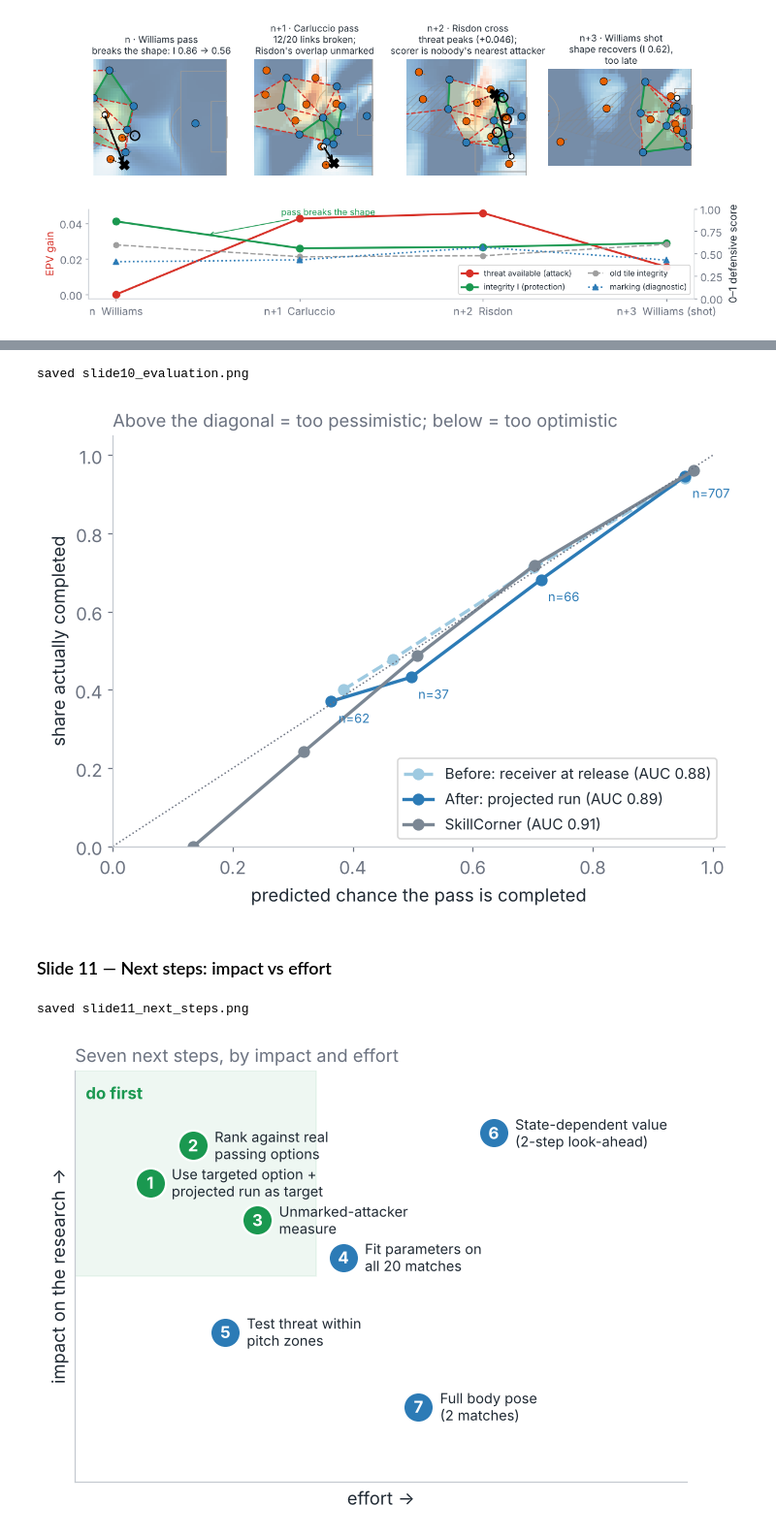
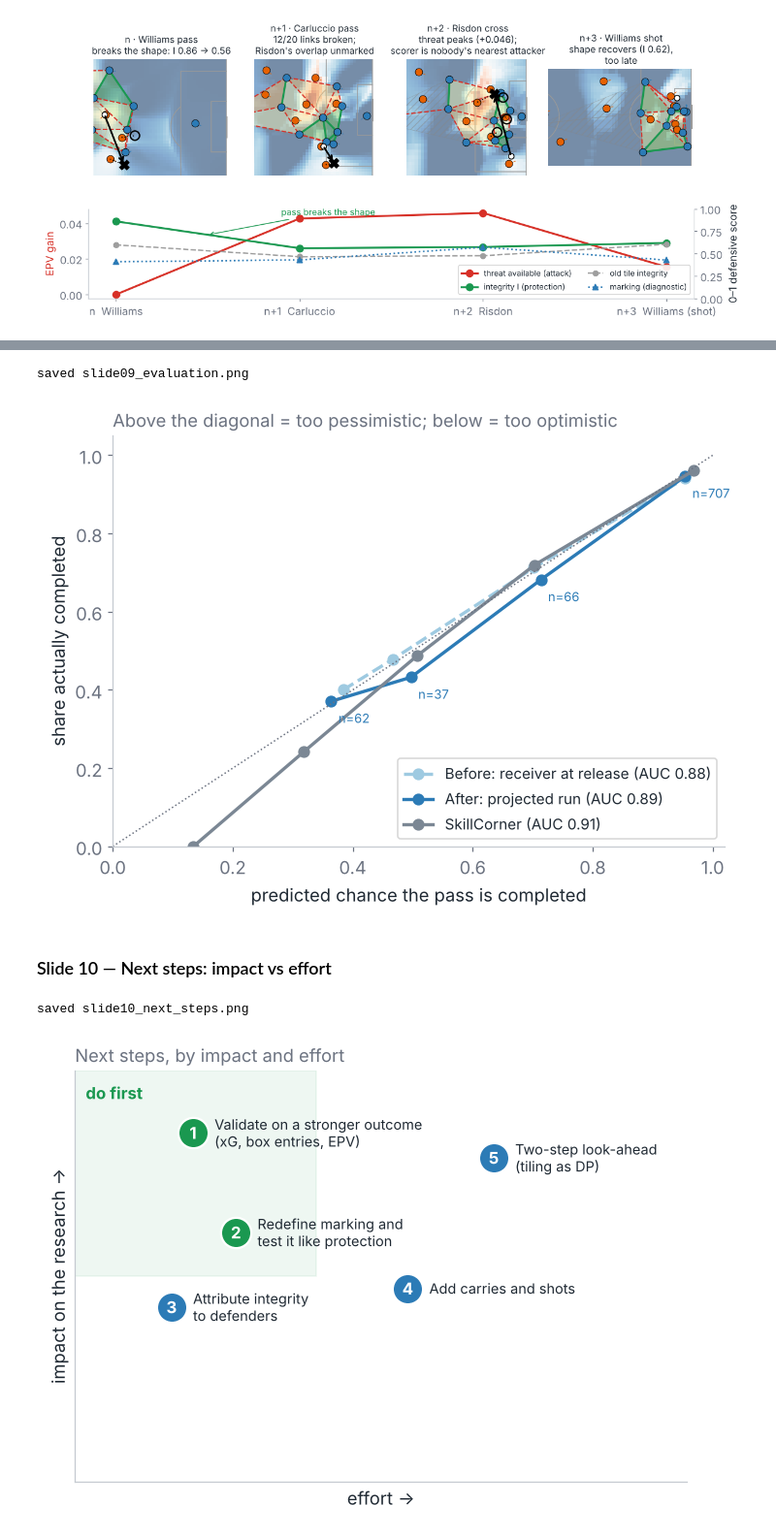
Before and after one commit to SkillCorner/opendata, a Jupyter notebook: notebooks/defensive_shape_integrity.ipynb, the cells around one changed output, grey strips where cells are left out. Shown at 97% size. Cells and saved outputs as stored; diff of their text form; code cells hidden in the pictures.

```diff
--- a/notebooks/defensive_shape_integrity.ipynb
+++ b/notebooks/defensive_shape_integrity.ipynb
@@ -338,7 +337,7 @@ def time_to_reach(st, targets, facing=None):
     return t
 
 def facing_from_motion(st, ball):
-    """Proxy body orientation: direction of travel if moving (>1.5 m/s), otherwise facing the ball."""
+    """Estimated facing direction: direction of travel if moving (>1.5 m/s), otherwise facing the ball."""
     v = st[["vx", "vy"]].to_numpy()
     to_ball = ball[None, :] - st[["x", "y"]].to_numpy()
     moving = np.linalg.norm(v, axis=1) > 1.5
@@ -987,23 +900,0 @@ Using every pose frame (25 fps): how square to the ball was each Perth defender
-# %%
-recs = []
-for r in pose_rows[::5]:                       # 5 fps is plenty for a plot
-    fp = pose_facing(r, flip)
-    b = r["ball_data"]
-    if b["x"] is None:
-        continue
-    bxy = np.array([b["x"], b["y"]]) * flip
-    for p in r["player_data"]:
-        pid = p["player_id"]
-        if pid in fp and pid_team.get(pid) != ev.team_id and pid not in goalkeepers:
-            pos = np.array([p["x"], p["y"]]) * flip
-            tb = bxy - pos; f = fp[pid]
-            c = np.dot(tb, f) / (np.linalg.norm(tb) * np.linalg.norm(f) + 1e-9)
-            recs.append({"t": (r["frame"] - pose_rows[0]["frame"]) / 25, "name": pid_name.get(pid, pid), "orientation": (1 + c) / 2})
-orient = pd.DataFrame(recs)
-fig, ax = plt.subplots(figsize=(9, 3.5))
-for name, g in orient.groupby("name"):
-    ax.plot(g.t, g.orientation.rolling(3, center=True, min_periods=1).median(), label=name, lw=1.4)
-ax.axhline(0.5, c="grey", lw=0.8, ls=":")
-ax.set_xlabel("seconds into clip"); ax.set_ylabel("orientation (1 = facing ball)")
-ax.set_title("Perth defenders' body orientation to the ball (body pose)")
-ax.legend(fontsize=7, ncol=3); plt.tight_layout(); plt.show()
@@ -1650,33 +1513,31 @@ ax.set_xlim(0, 1.02); ax.set_ylim(0, 1.05)
 ax.set_xlabel("predicted chance the pass is completed"); ax.set_ylabel("share actually completed")
 ax.set_title("Above the diagonal = too pessimistic; below = too optimistic", fontsize=12, color=MUTED, loc="left")
 ax.legend(loc="lower right", fontsize=10)
-save_slide(fig, "slide10_evaluation")
+save_slide(fig, "slide09_evaluation")
 # %% [output]
-saved slide10_evaluation.png
+saved slide09_evaluation.png
 [figure]
 # %% [markdown]
-### Slide 11 — Next steps: impact vs effort
+### Slide 10 — Next steps: impact vs effort
 # %%
-steps_ = [("Use targeted option +\nprojected run as target", 1.2, 4.2),
-          ("Rank against real\npassing options", 1.6, 4.5),
-          ("Unmarked-attacker\nmeasure", 2.2, 3.9),
-          ("Fit parameters on\nall 20 matches", 3.0, 3.6),
-          ("Test threat within\npitch zones", 1.9, 3.0),
-          ("State-dependent value\n(2-step look-ahead)", 4.4, 4.6),
-          ("Full body pose\n(2 matches)", 3.7, 2.4)]
+steps_ = [("Validate on a stronger outcome\n(xG, box entries, EPV)", 1.6, 4.6),
+          ("Redefine marking and\ntest it like protection", 2.0, 3.8),
+          ("Attribute integrity\nto defenders", 1.4, 3.2),
+          ("Add carries and shots", 3.6, 3.35),
+          ("Two-step look-ahead\n(tiling as DP)", 4.4, 4.4)]
 fig, ax = plt.subplots(figsize=SIDE)
 ax.axvspan(0, 2.75, ymin=0.5, color=C_GOOD, alpha=0.07)
 for i, (t, e, imp) in enumerate(steps_, 1):
-    ax.scatter(e, imp, s=420, c=C_GOOD if i <= 3 else C_DEF, edgecolors="white", linewidths=1.5, zorder=3)
+    ax.scatter(e, imp, s=420, c=C_GOOD if i <= 2 else C_DEF, edgecolors="white", linewidths=1.5, zorder=3)
     ax.text(e, imp, str(i), color="white", ha="center", va="center", fontsize=11, weight="bold", zorder=4)
     ax.text(e + 0.2, imp, t, fontsize=9.5, va="center", color=INK)
 ax.set_xlim(0.5, 6.2); ax.set_ylim(1.8, 5.1)
 ax.set_xlabel("effort →"); ax.set_ylabel("impact on the research →")
 ax.set_xticks([]); ax.set_yticks([])
 ax.text(0.6, 5.0, "do first", fontsize=11, color=C_GOOD, weight="bold", va="top")
-ax.set_title("Seven next steps, by impact and effort", fontsize=12, color=MUTED, loc="left")
-save_slide(fig, "slide11_next_steps")
+ax.set_title("Next steps, by impact and effort", fontsize=12, color=MUTED, loc="left")
+save_slide(fig, "slide10_next_steps")
 # %% [output]
-saved slide11_next_steps.png
+saved slide10_next_steps.png
-[figure, old version]
+[figure, new version]
 # %% [markdown]
```
Also changed, not shown: parts of 20 cells of this notebook.
